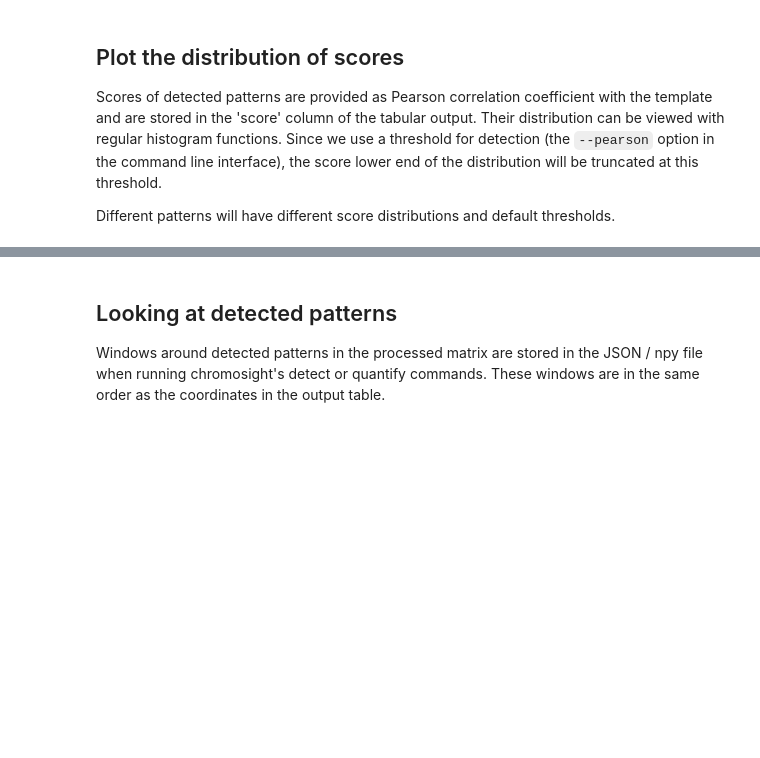
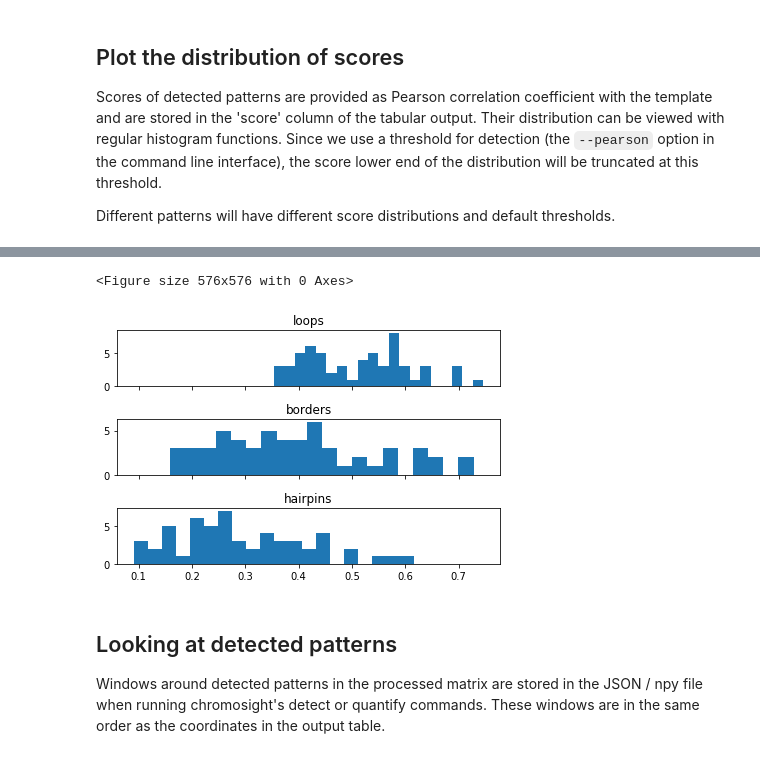
Before and after one commit to koszullab/chromosight, a Jupyter notebook: docs/notebooks/plot_output.ipynb, the cells around one changed output, grey strips where cells are left out. Saved outputs shown, nothing was run; the diff lists cells and outputs as text; code cells hidden in the pictures; blank space fills up the shorter version.

```diff
--- a/docs/notebooks/plot_output.ipynb
+++ b/docs/notebooks/plot_output.ipynb
@@ -92,7 +92,8 @@ Scores of detected patterns are provided as Pearson correlation coefficient with
 
 Different patterns will have different score distributions and default thresholds.
 # %%
-%matplotlib notebook
+%matplotlib inline
+plt.figure(figsize=(8, 8))
 fig, ax = plt.subplots(3, 1, sharex=True)
 for i, (df, pat) in enumerate(zip([loops, borders, hairpins], ['loops', 'borders', 'hairpins'])):
     ax[i].hist(df.score, 20)
@@ -104,3 +103,5 @@ plt.tight_layout()
+<Figure size 576x576 with 0 Axes>
+[figure, added]
 # %% [markdown]
 ## Looking at detected patterns
 Windows around detected patterns in the processed matrix are stored in the JSON / npy file when running chromosight's detect or quantify commands. These windows are in the same order as the coordinates in the output table.
```
Also changed, not shown: parts of 5 cells of this notebook, 1 other file.
